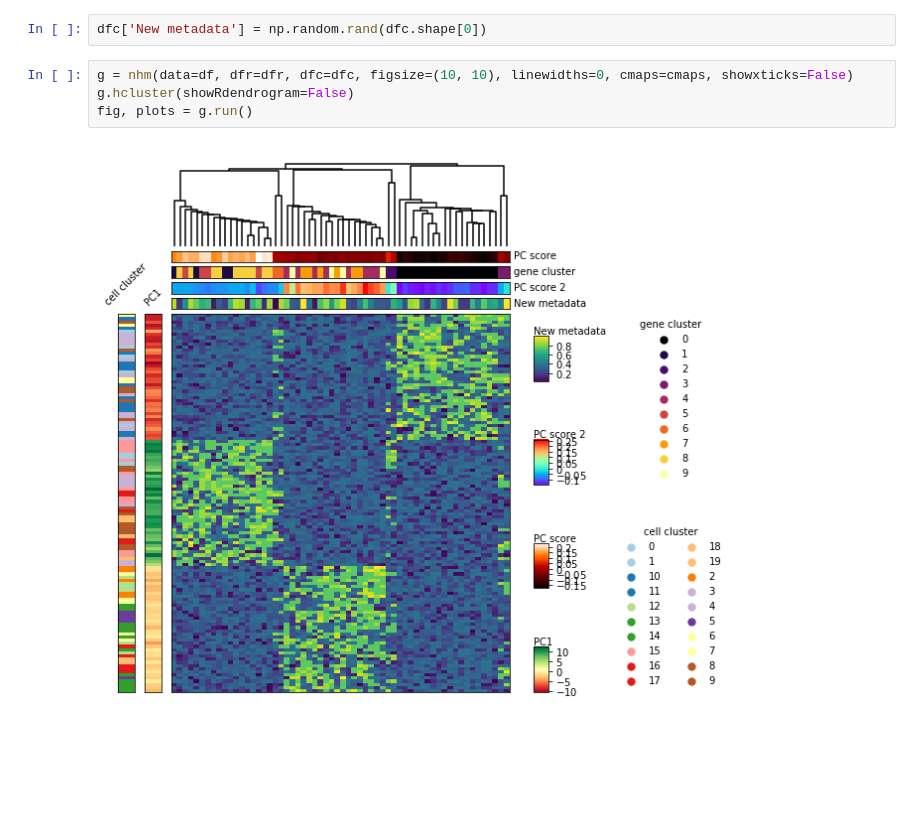
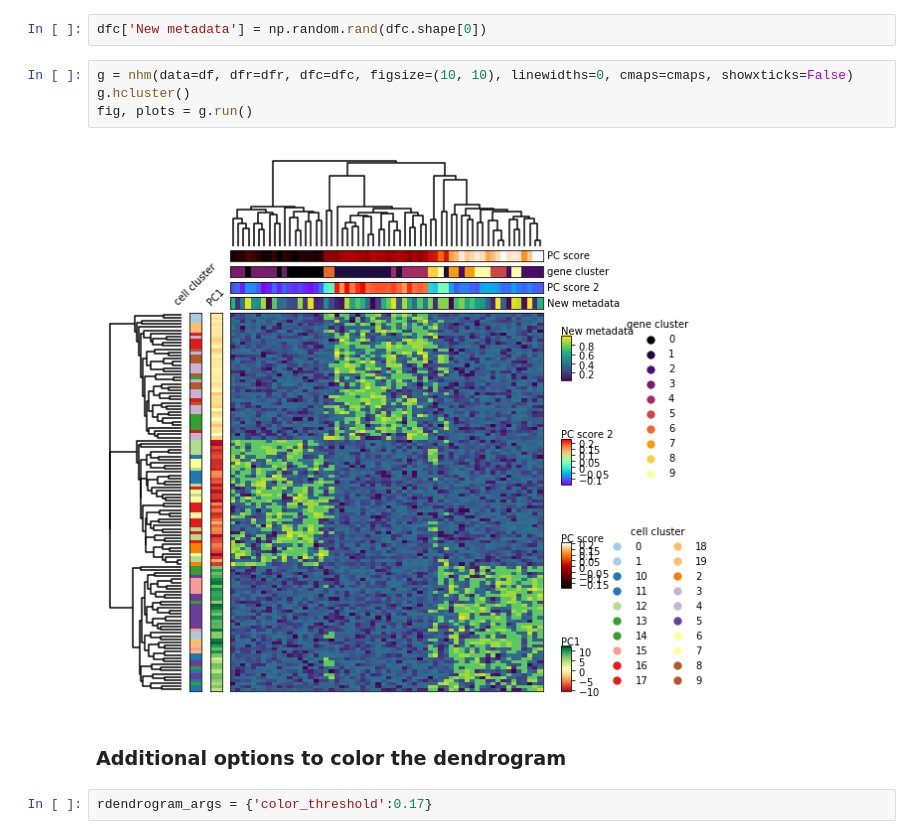
Before and after one commit to xuesoso/nheatmap, a Jupyter notebook: tutorial.ipynb, the cells around one changed output. Cells and saved outputs as stored; diff of their text form; blank space fills up the shorter version.

Commit message:
added documentation. fixed minor bugs with hcluster

```diff
--- a/tutorial.ipynb
+++ b/tutorial.ipynb
@@ -105,7 +97,11 @@ fig, plots = g.run()
 dfc['New metadata'] = np.random.rand(dfc.shape[0])
 # %%
 g = nhm(data=df, dfr=dfr, dfc=dfc, figsize=(10, 10), linewidths=0, cmaps=cmaps, showxticks=False)
-g.hcluster(showRdendrogram=False)
+g.hcluster()
 fig, plots = g.run()
 # %% [output]
-[figure, old version]
+[figure, new version]
+# %% [markdown]
+### Additional options to color the dendrogram
+# %%
+rdendrogram_args = {'color_threshold':0.17}
```
Also changed, not shown: parts of 13 cells of this notebook, 5 other files.
